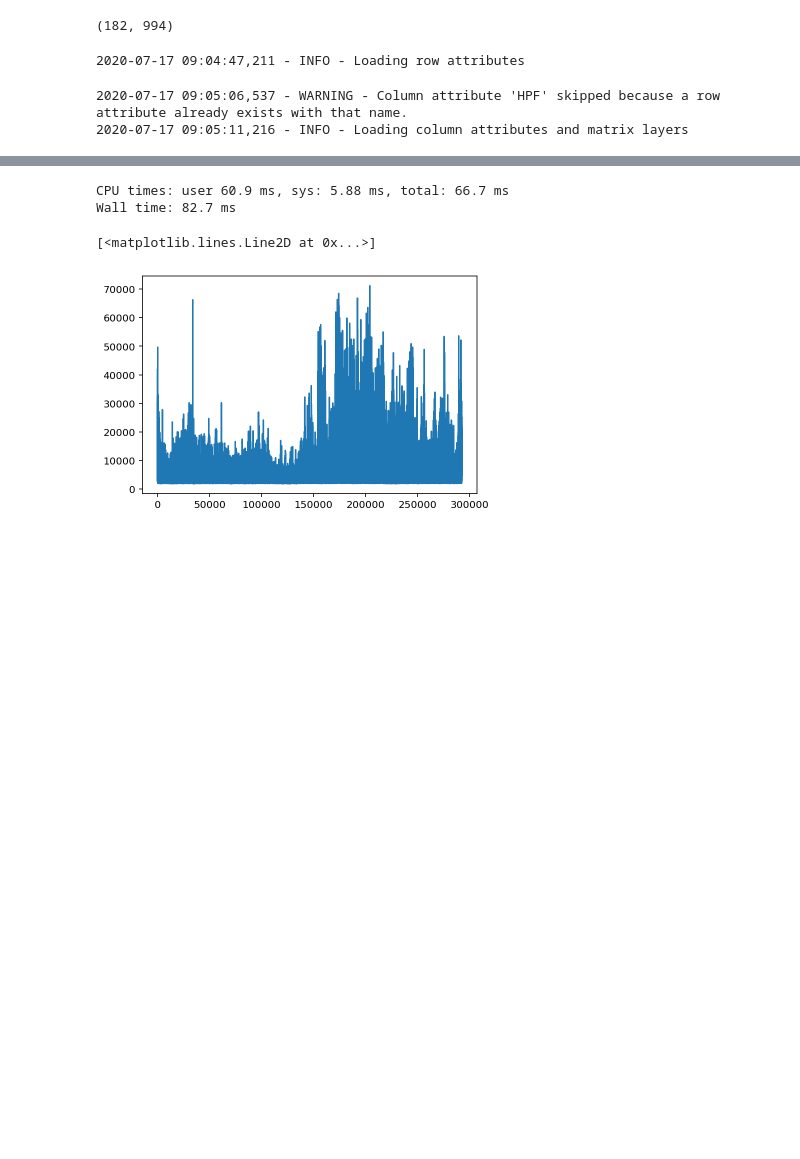
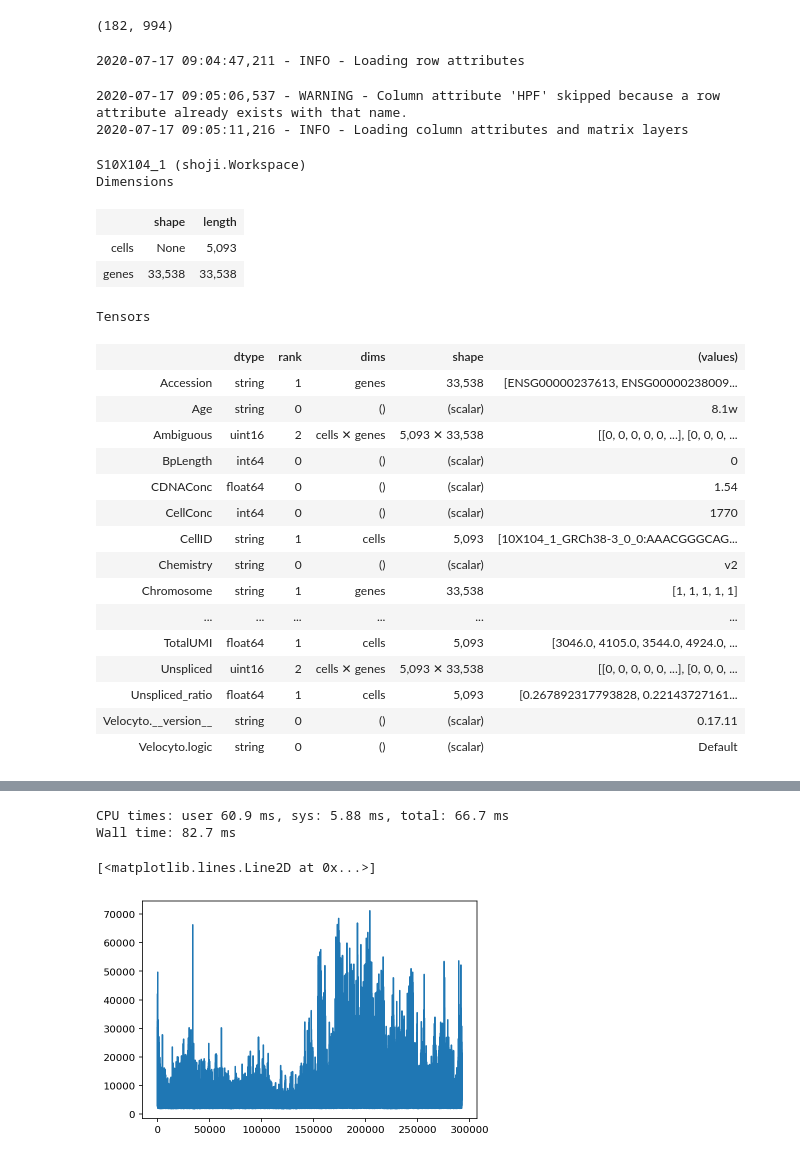
Before and after one commit to linnarsson-lab/shoji, a Jupyter notebook: notebooks/shoji.ipynb, the cells around one changed output, grey strips where cells are left out. Drawn from its saved outputs; the diff is of its cells as text; code cells hidden in the pictures; blank space fills up the shorter version.

```diff
--- a/notebooks/shoji.ipynb
+++ b/notebooks/shoji.ipynb
@@ -192,4 +261,29 @@ from_loom(db.mouse.Development, fpool, layers=["spliced", "unspliced"])
 2020-07-17 09:04:47,211 - INFO - Loading row attributes
 2020-07-17 09:05:06,537 - WARNING - Column attribute 'HPF' skipped because a row attribute already exists with that name.
 2020-07-17 09:05:11,216 - INFO - Loading column attributes and matrix layers
+# %%
+db.refdb.samples.S10X104_1
+# %% [output]
+S10X104_1 (shoji.Workspace)
+Dimensions
+|  | shape | length |
+| cells | None | 5,093 |
+| genes | 33,538 | 33,538 |
+Tensors
+|  | dtype | rank | dims | shape | (values) |
+| Accession | string | 1 | genes | 33,538 | [ENSG00000237613, ENSG00000238009... |
+| Age | string | 0 | () | (scalar) | 8.1w |
+| Ambiguous | uint16 | 2 | cells ✕ genes | 5,093 ✕ 33,538 | [[0, 0, 0, 0, 0, ...], [0, 0, 0, ... |
+| BpLength | int64 | 0 | () | (scalar) | 0 |
+| CDNAConc | float64 | 0 | () | (scalar) | 1.54 |
+| CellConc | int64 | 0 | () | (scalar) | 1770 |
+| CellID | string | 1 | cells | 5,093 | [10X104_1_GRCh38-3_0_0:AAACGGGCAG... |
+| Chemistry | string | 0 | () | (scalar) | v2 |
+| Chromosome | string | 1 | genes | 33,538 | [1, 1, 1, 1, 1] |
+| ... | ... | ... | ... | ... | ... |
+| TotalUMI | float64 | 1 | cells | 5,093 | [3046.0, 4105.0, 3544.0, 4924.0, ... |
+| Unspliced | uint16 | 2 | cells ✕ genes | 5,093 ✕ 33,538 | [[0, 0, 0, 0, 0, ...], [0, 0, 0, ... |
+| Unspliced_ratio | float64 | 1 | cells | 5,093 | [0.267892317793828, 0.22143727161... |
+| Velocyto.__version__ | string | 0 | () | (scalar) | 0.17.11 |
+| Velocyto.logic | string | 0 | () | (scalar) | Default |
 # %%
```
Also changed, not shown: parts of 13 cells of this notebook, 19 other files.
